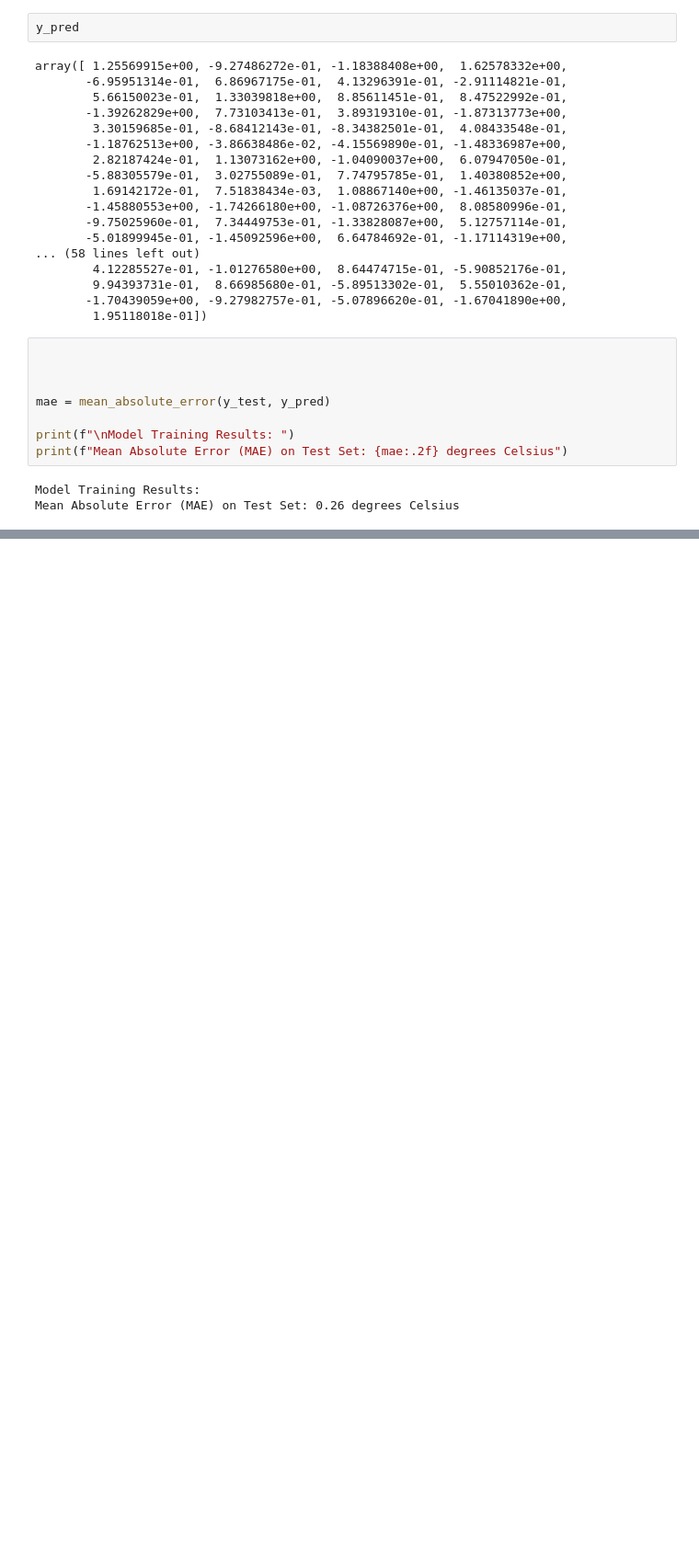
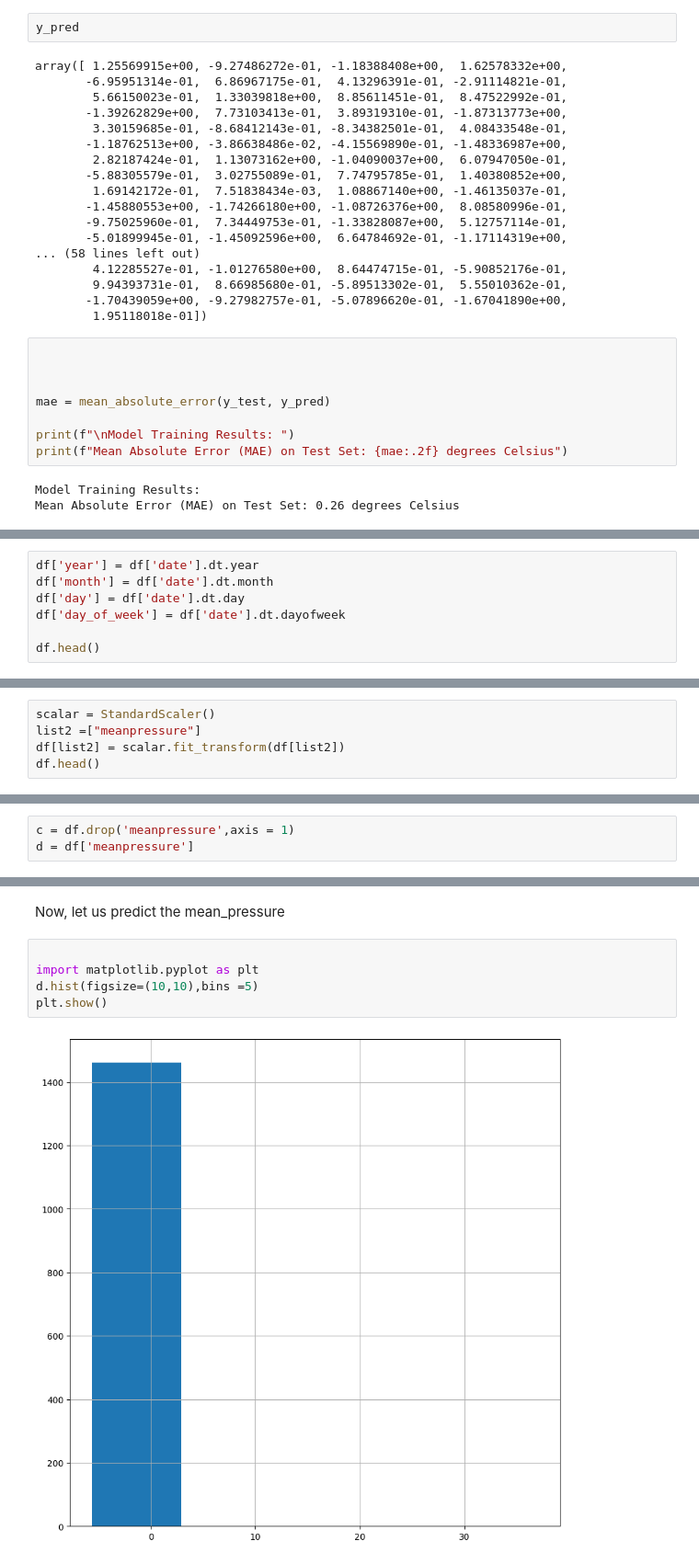
Before and after one commit to harishraj2108/prediction--project, a Jupyter notebook: climate_prediction.ipynb, the cells around one changed output, grey strips where cells are left out. Shown: that part at 92% size. Cells and saved outputs as stored; diff of their text form; blank space fills up the shorter version.

```diff
--- a/climate_prediction.ipynb
+++ b/climate_prediction.ipynb
@@ -227,0 +299,7 @@ Mean Absolute Error (MAE) on Test Set: 0.26 degrees Celsius
+# %%
+df['year'] = df['date'].dt.year
+df['month'] = df['date'].dt.month
+df['day'] = df['date'].dt.day
+df['day_of_week'] = df['date'].dt.dayofweek
+
+df.head()
@@ -227,0 +392,5 @@ Mean Absolute Error (MAE) on Test Set: 0.26 degrees Celsius
+# %%
+scalar = StandardScaler()
+list2 =["meanpressure"]
+df[list2] = scalar.fit_transform(df[list2])
+df.head()
@@ -227,0 +404,3 @@ Mean Absolute Error (MAE) on Test Set: 0.26 degrees Celsius
+# %%
+c = df.drop('meanpressure',axis = 1)
+d = df['meanpressure']
@@ -227,0 +431,9 @@ Mean Absolute Error (MAE) on Test Set: 0.26 degrees Celsius
+# %% [markdown]
+Now, let us predict the mean_pressure
+# %%
+
+import matplotlib.pyplot as plt
+d.hist(figsize=(10,10),bins =5)
+plt.show()
+# %% [output]
+[figure, added]
```
Also changed, not shown: parts of 32 cells of this notebook.
